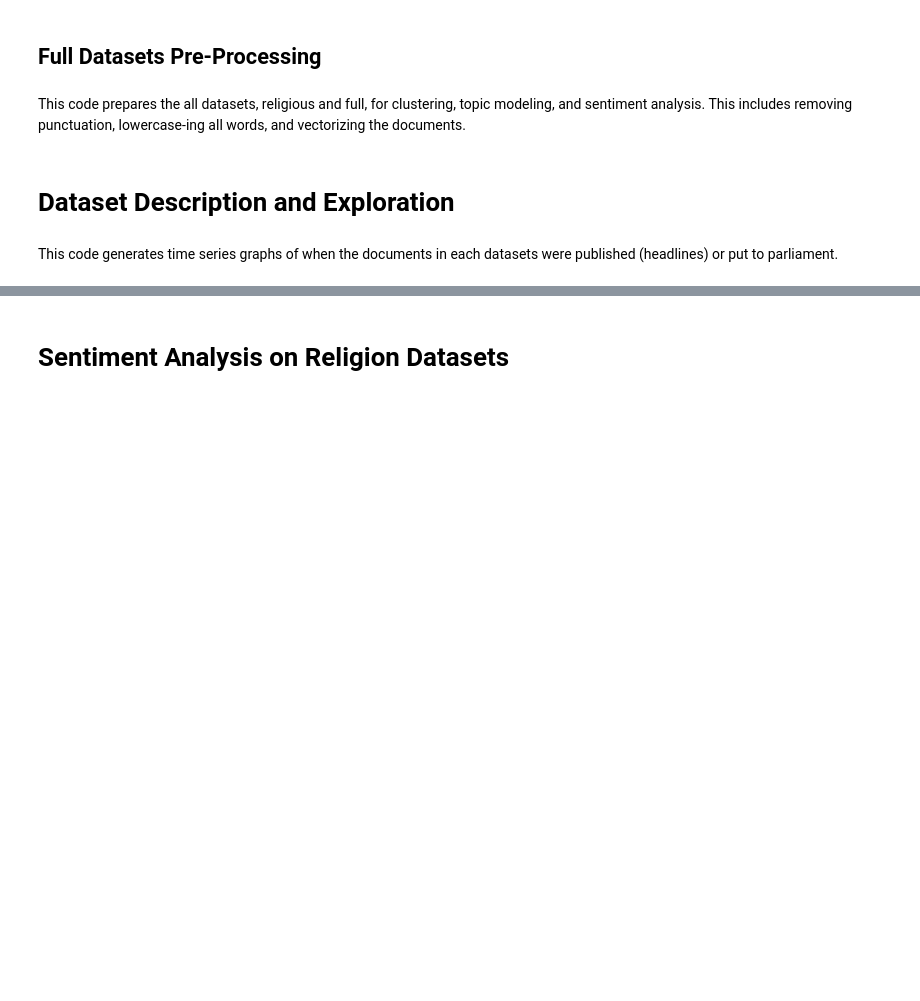
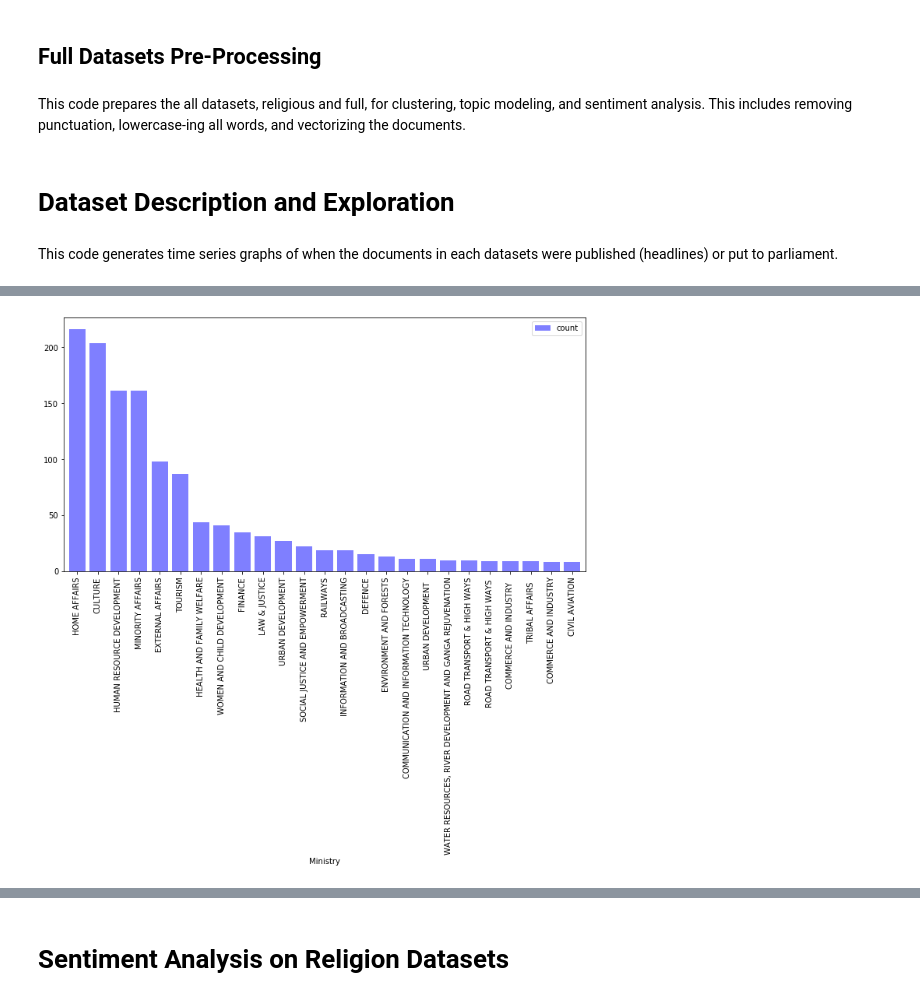
Before and after one commit to nathanderon/india_analysis_UDA, a Jupyter notebook: Final_Analysis.ipynb, the cells around one changed output, grey strips where cells are left out. Cells and saved outputs as stored; diff of their text form; code cells hidden in the pictures; blank space fills up the shorter version.

```diff
--- a/Final_Analysis.ipynb
+++ b/Final_Analysis.ipynb
@@ -242,3 +241,23 @@ plt.ylabel("Quantity", size = 18)
+# %%
+#Process Parliament Religous Answers dataset and plot the number in each ministry
+answers_pre = pd.read_csv('religious_answers_pre.csv')
+answers_pre = pd.DataFrame(answers_pre)
+answers_pre['answer_date']= pd.to_datetime(answers_pre['answer_date'], format='%d.%m.%Y')
+
+answers_post = pd.read_csv('religious_answers_post.csv')
+answers_post = pd.DataFrame(answers_post)
+answers_post['answer_date']= pd.to_datetime(answers_post['answer_date'], format='%d.%m.%Y')
+
+all_answers = pd.concat([answers_pre, answers_post])
+all_grouped = all_answers.groupby('ministry')['answer'].count()
+all_grouped = all_grouped.reset_index(name='count').sort_values(['count'], ascending=False).head(25)
+
+all_grouped.plot(figsize=(12, 6), kind='bar', x='ministry', width=0.8, facecolor='blue', alpha=0.5)
+plt.xlabel('Ministry')
+plt.xticks(rotation=90)
+plt.show()
+# %% [output]
+[figure, added]
 # %%
 #Process headlines dataset, aggregating by month and producing datetime plot
 headline_dates = pd.DataFrame(pd.to_datetime(headlines_raw["publish_date"]))
```
Also changed, not shown: parts of 49 cells of this notebook.
